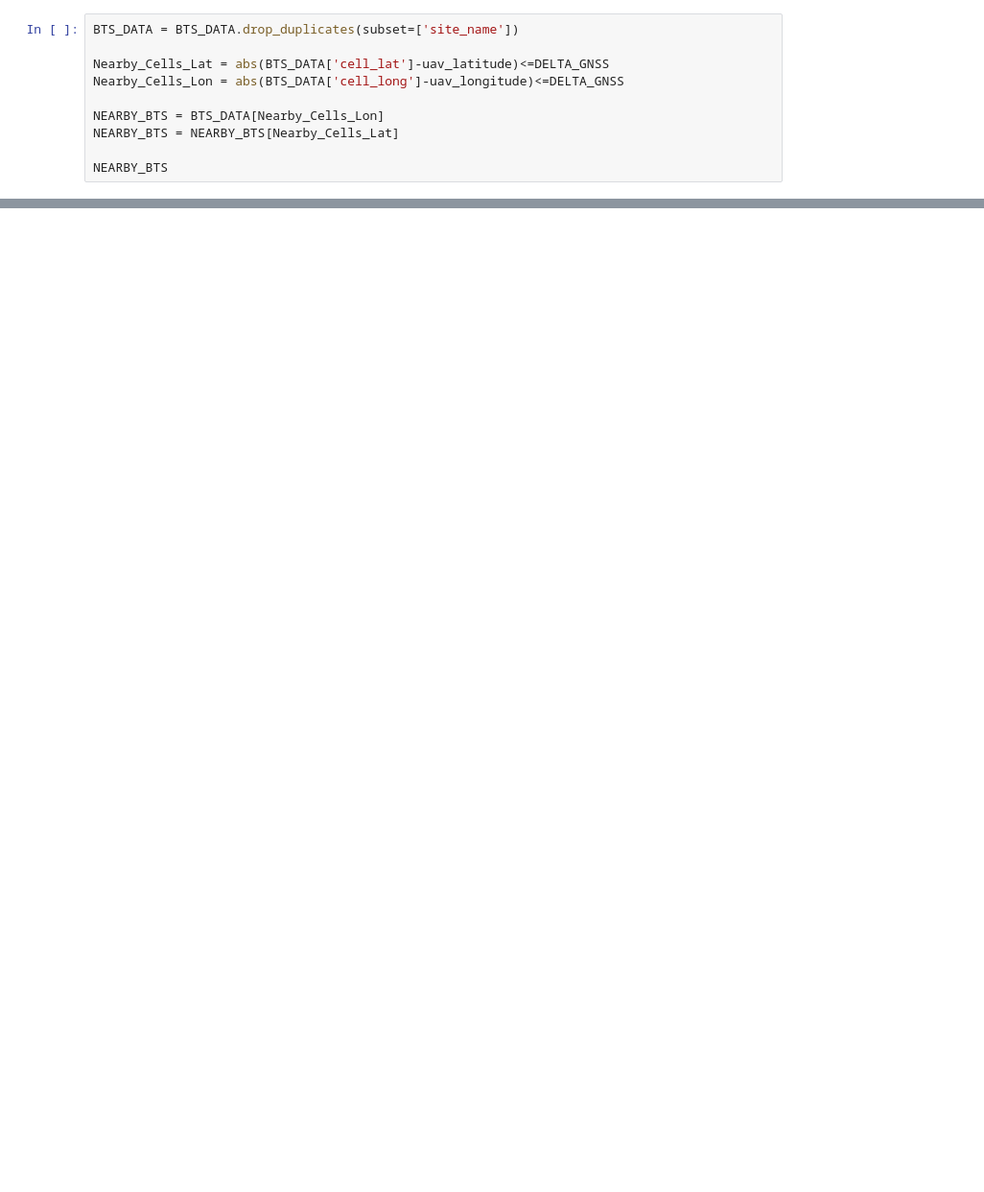
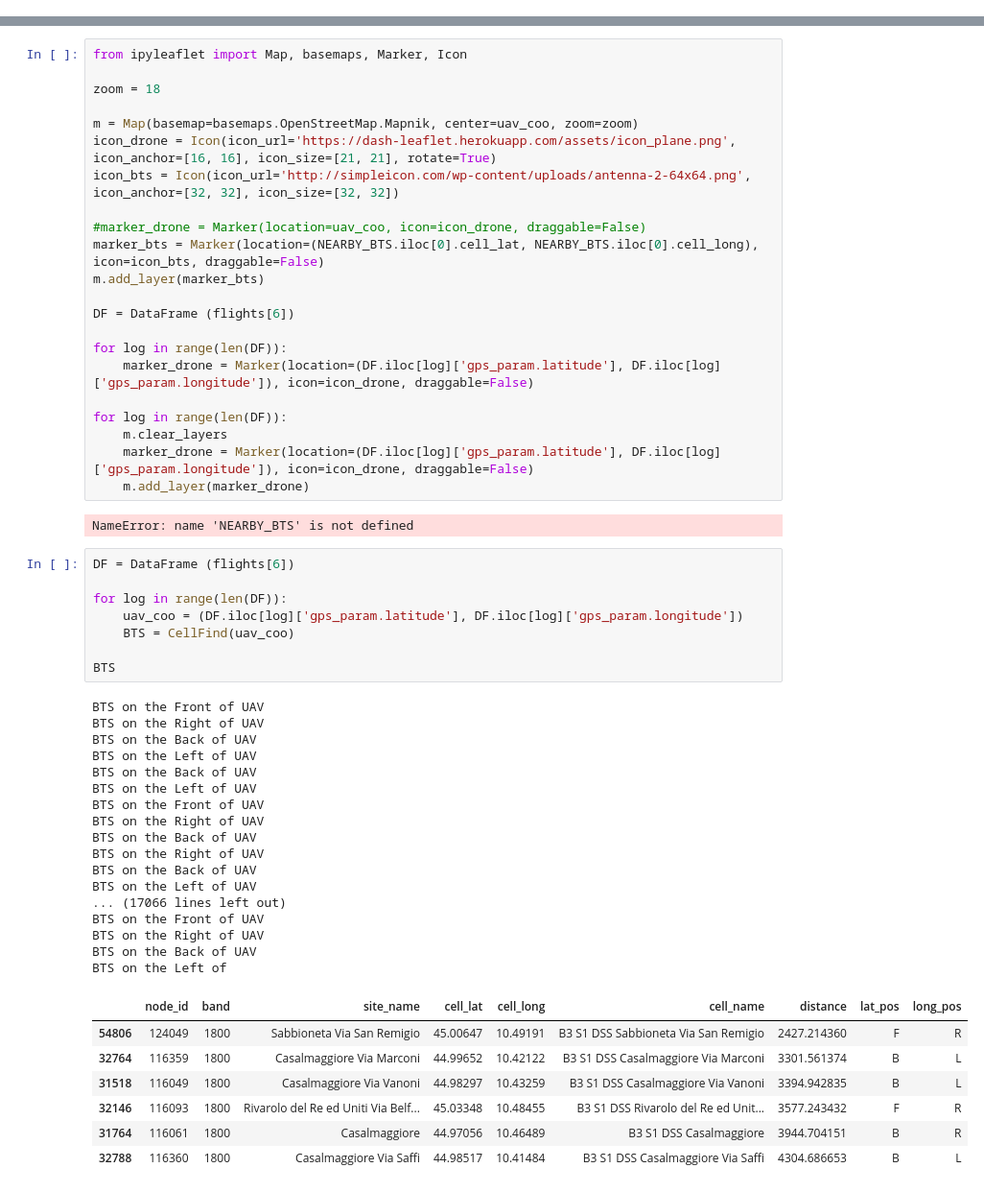
Before and after one commit to palia95/Antenna_Algo, a Jupyter notebook: bts_detector.ipynb, the cells around one changed output, grey strips where cells are left out. Shown at 96% size. Drawn from its saved outputs; the diff is of its cells as text; blank space fills up the shorter version.

Commit message:
Added plot and distance functions

```diff
--- a/bts_detector.ipynb
+++ b/bts_detector.ipynb
@@ -35,10 +48,0 @@ BTS_DATA = BTS_DATA.drop(columns=['tech','mcc','mnc','lac_tac','cid','psc_pci','
-# %%
-BTS_DATA = BTS_DATA.drop_duplicates(subset=['site_name'])
-
-Nearby_Cells_Lat = abs(BTS_DATA['cell_lat']-uav_latitude)<=DELTA_GNSS
-Nearby_Cells_Lon = abs(BTS_DATA['cell_long']-uav_longitude)<=DELTA_GNSS
-
-NEARBY_BTS = BTS_DATA[Nearby_Cells_Lon]
-NEARBY_BTS = NEARBY_BTS[Nearby_Cells_Lat]
-
-NEARBY_BTS
@@ -76,0 +196,57 @@ NEARBY_BTS.sort_values(by='distance')
+# %%
+from ipyleaflet import Map, basemaps, Marker, Icon
+
+zoom = 18
+
+m = Map(basemap=basemaps.OpenStreetMap.Mapnik, center=uav_coo, zoom=zoom)
+icon_drone = Icon(icon_url='https://dash-leaflet.herokuapp.com/assets/icon_plane.png', icon_anchor=[16, 16], icon_size=[21, 21], rotate=True)
+icon_bts = Icon(icon_url='http://simpleicon.com/wp-content/uploads/antenna-2-64x64.png', icon_anchor=[32, 32], icon_size=[32, 32])
+
+#marker_drone = Marker(location=uav_coo, icon=icon_drone, draggable=False)
+marker_bts = Marker(location=(NEARBY_BTS.iloc[0].cell_lat, NEARBY_BTS.iloc[0].cell_long), icon=icon_bts, draggable=False)
+m.add_layer(marker_bts)
+
+DF = DataFrame (flights[6])
+
+for log in range(len(DF)):
+    marker_drone = Marker(location=(DF.iloc[log]['gps_param.latitude'], DF.iloc[log]['gps_param.longitude']), icon=icon_drone, draggable=False)
+
+for log in range(len(DF)):
+    m.clear_layers
+    marker_drone = Marker(location=(DF.iloc[log]['gps_param.latitude'], DF.iloc[log]['gps_param.longitude']), icon=icon_drone, draggable=False)
+    m.add_layer(marker_drone)
+# %% [output]
+NameError: name 'NEARBY_BTS' is not defined
+# %%
+DF = DataFrame (flights[6])
+
+for log in range(len(DF)):
+    uav_coo = (DF.iloc[log]['gps_param.latitude'], DF.iloc[log]['gps_param.longitude'])
+    BTS = CellFind(uav_coo)
+
+BTS
+# %% [output]
+BTS on the Front of UAV
+BTS on the Right of UAV
+BTS on the Back of UAV
+BTS on the Left of UAV
+BTS on the Back of UAV
+BTS on the Left of UAV
+BTS on the Front of UAV
+BTS on the Right of UAV
+BTS on the Back of UAV
+BTS on the Right of UAV
+BTS on the Back of UAV
+BTS on the Left of UAV
+... (17066 lines left out)
+BTS on the Front of UAV
+BTS on the Right of UAV
+BTS on the Back of UAV
+BTS on the Left of
+|  | node_id | band | site_name | cell_lat | cell_long | cell_name | distance | lat_pos | long_pos |
+| 54806 | 124049 | 1800 | Sabbioneta Via San Remigio | 45.00647 | 10.49191 | B3 S1 DSS Sabbioneta Via San Remigio | 2427.214360 | F | R |
+| 32764 | 116359 | 1800 | Casalmaggiore Via Marconi | 44.99652 | 10.42122 | B3 S1 DSS Casalmaggiore Via Marconi | 3301.561374 | B | L |
+| 31518 | 116049 | 1800 | Casalmaggiore Via Vanoni | 44.98297 | 10.43259 | B3 S1 DSS Casalmaggiore Via Vanoni | 3394.942835 | B | L |
+| 32146 | 116093 | 1800 | Rivarolo del Re ed Uniti Via Belf... | 45.03348 | 10.48455 | B3 S1 DSS Rivarolo del Re ed Unit... | 3577.243432 | F | R |
+| 31764 | 116061 | 1800 | Casalmaggiore | 44.97056 | 10.46489 | B3 S1 DSS Casalmaggiore | 3944.704151 | B | R |
+| 32788 | 116360 | 1800 | Casalmaggiore Via Saffi | 44.98517 | 10.41484 | B3 S1 DSS Casalmaggiore Via Saffi | 4304.686653 | B | L |
```
Also changed, not shown: parts of 6 cells of this notebook, 4 other files.
